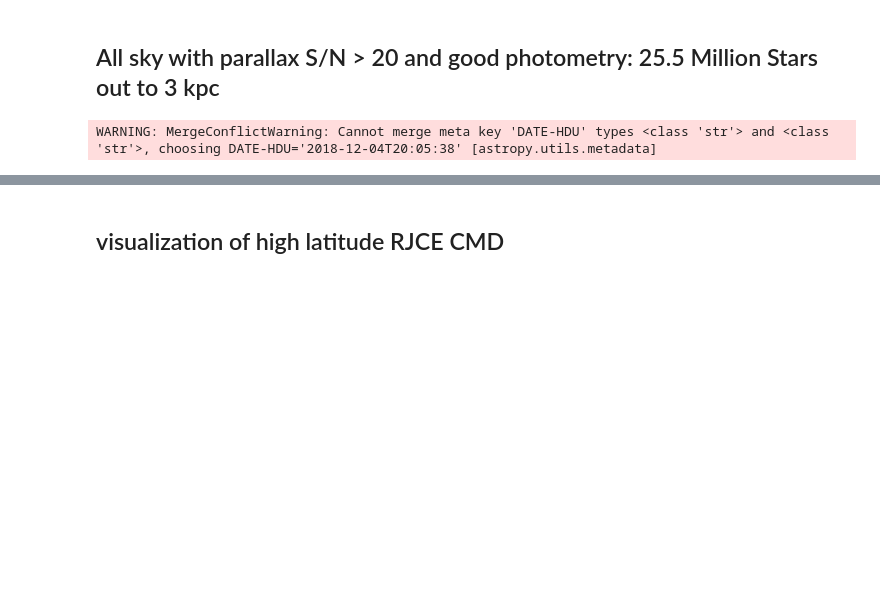
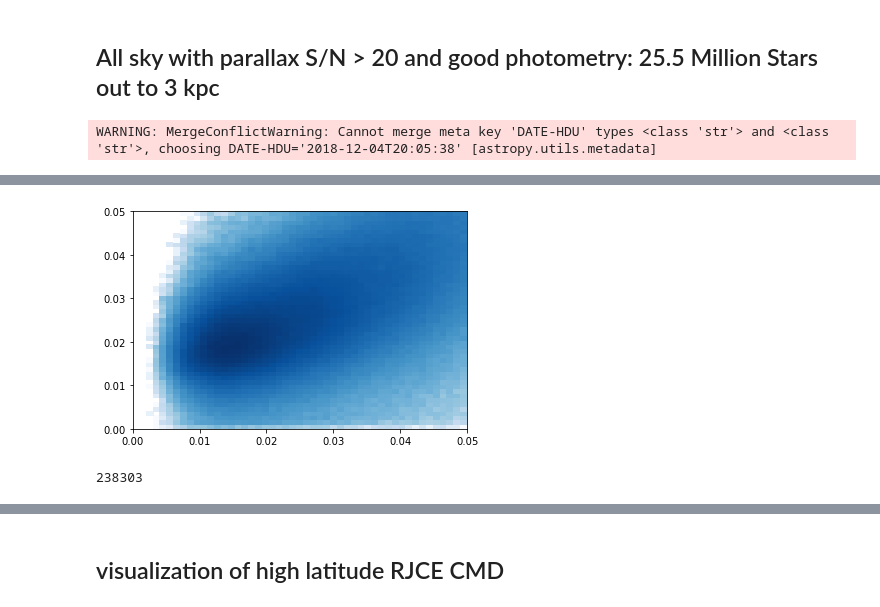
Before and after one commit to andersdot/dust, a Jupyter notebook: GPdust.ipynb, the cells around one changed output, grey strips where cells are left out. Saved outputs shown, nothing was run; the diff lists cells and outputs as text; code cells hidden in the pictures; blank space fills up the shorter version.

```diff
--- a/GPdust.ipynb
+++ b/GPdust.ipynb
@@ -114,7 +141,22 @@ def matrixize(data1, data2, err1, err2):
+# %%
+nbins = 50
+ybins = np.linspace(0, 0.05, nbins)
+xbins = np.linspace(0, 0.05, nbins)
+
+H, xe, ye = np.histogram2d(sfddust[highlat & ~np.isnan(sfddust) & ~np.isnan(bayesdust)],
+                       bayesdust[highlat & ~np.isnan(sfddust) & ~np.isnan(bayesdust)],
+                       bins=(xbins, ybins))
+im = plt.pcolormesh(xe, ye, H.T,
+  norm=mpl.colors.LogNorm(), cmap=plt.get_cmap('Blues'))#vmax=75))#, vmax=20) #, vmin=-100, vmax=100)
+im.set_rasterized(True)
+# %% [output]
+[figure, added]
 # %%
 colorErr = np.sqrt(data['h_msigcom']**2 + data['w2mpro_error']**2.)
 absmagErr = data['w2mpro_error']
-indices = highlat & (absmag < 2)
+indices = highlat & (absmag < 2) & (sfddust < 0.05)
 print(np.sum(indices))
+# %% [output]
+238303
 # %%
 X, Xerr = matrixize(color[indices], absmag[indices], colorErr[indices], absmagErr[indices])
```
Also changed, not shown: parts of 19 cells of this notebook.
